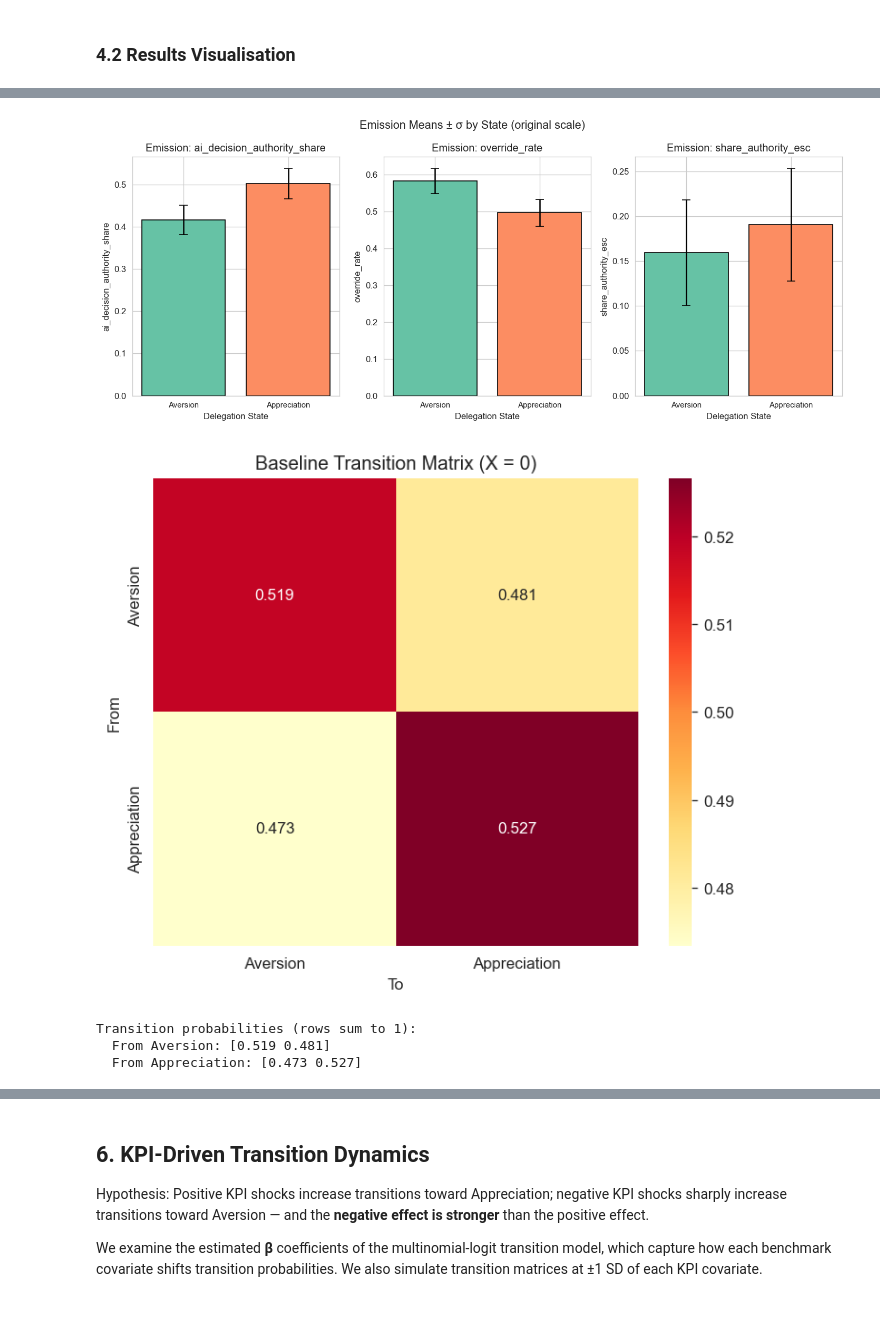
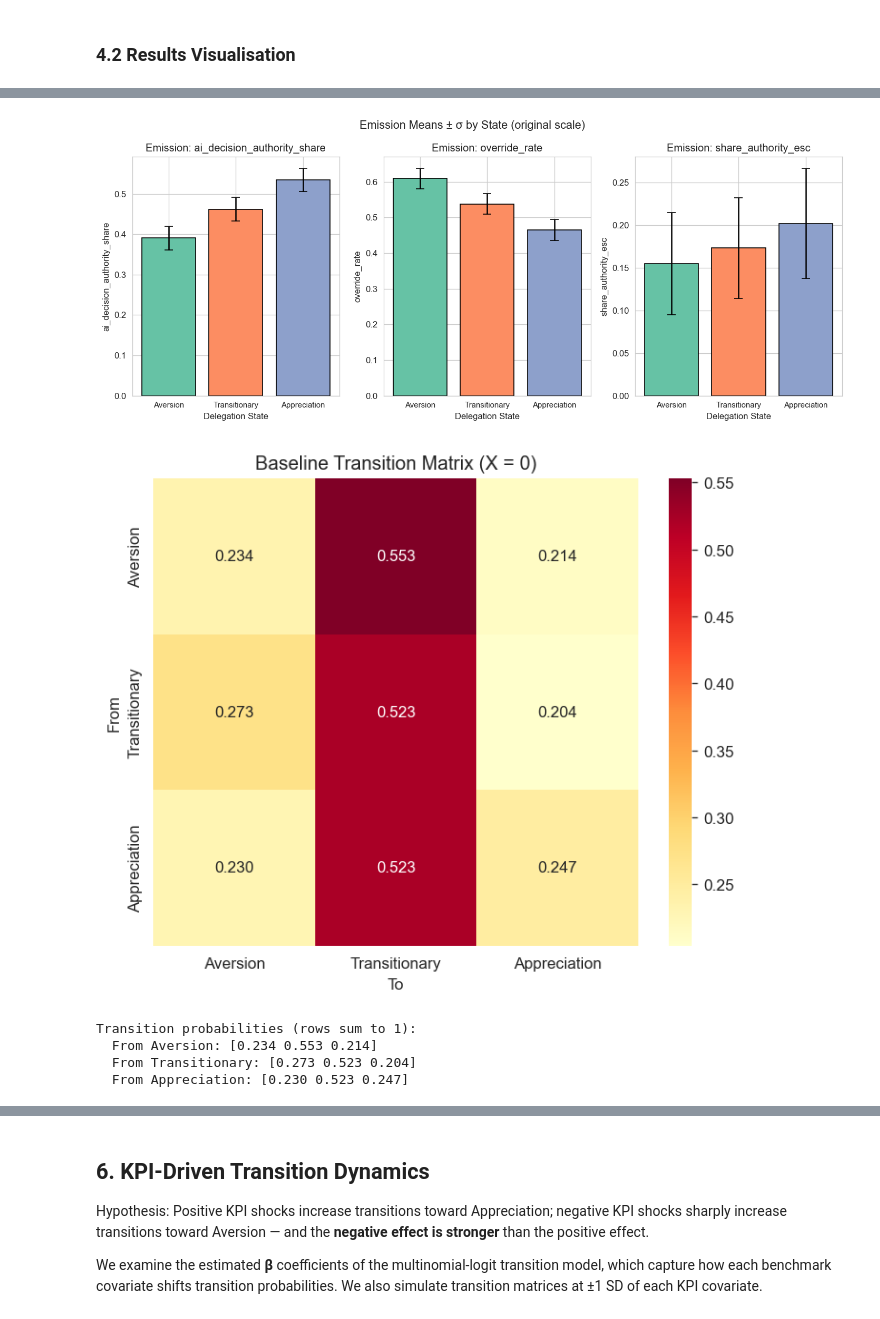
Before and after one commit to kaki1995/Triadic-Human-AI-Delegation, a Jupyter notebook: data_analysis/hmm_3_emissions.ipynb, the cells around one changed output, grey strips where cells are left out. Cells and saved outputs as stored; diff of their text form; code cells hidden in the pictures.

```diff
--- a/data_analysis/hmm_3_emissions.ipynb
+++ b/data_analysis/hmm_3_emissions.ipynb
@@ -1337,10 +1400,9 @@ Mean posterior certainty: 0.929
 ### 4.2 Results Visualisation
 # %%
 # ============================================================
-# 4.2a. State distribution over time (MATCHES YOUR label_map)
+# 4.2a. State distribution over time (3-state version)
 #   - Uses your computed label_map + state_order_1idx
-#   - Ensures plots show: Aversion (left) → Appreciation (right)
-#   - No hard-coded numeric state IDs
+#   - Ensures plots show: Aversion → Transitionary → Appreciation
 # ============================================================
 
 import matplotlib.pyplot as plt
@@ -1355,10 +1417,10 @@ posteriors = posteriors.copy()
 # Add/refresh labels using YOUR label_map
 posteriors["state_label"] = posteriors["most_likely_state"].map(label_map)
 
-# Order labels based on YOUR state_order_1idx (Aversion -> Appreciation)
-label_order = [label_map[s] for s in state_order_1idx]  # should become ["Aversion","Appreciation"]
+# Order labels: Aversion → Transitionary → Appreciation
+label_order = [label_map[s] for s in state_order_1idx]
 
-fig, axes = plt.subplots(1, 2, figsize=(14, 5))
+fig, axes = plt.subplots(1, 2, figsize=(16, 5))
 
 # ----------------------------
 # 1) Overall distribution (bar chart)
@@ -1418,9 +1480,8 @@ plt.show()
 # %%
 # ============================================================
-# 4.2b. Emission means by state (original scale) (MATCHES YOUR label_map)
+# 4.2b. Emission means by state (original scale) — 3-state version
 #   - Uses your computed label_map + state_order_1idx
-#   - Shows bars in order: Aversion (left) → Appreciation (right)
-#   - Works for J=2 (and generally for J>2 if you extend label_map/order)
+#   - Shows bars in order: Aversion → Transitionary → Appreciation
 # ============================================================
 
 import numpy as np
@@ -1433,13 +1494,13 @@ assert "state_order_1idx" in globals(), "state_order_1idx not found. Run your ST
 best_J = int(best_J_final) if "best_J_final" in globals() else int(best_J)
 
 n_emissions = len(emission_cols)
-fig, axes = plt.subplots(1, n_emissions, figsize=(4 * n_emissions, 5))
+fig, axes = plt.subplots(1, n_emissions, figsize=(5 * n_emissions, 5))
 axes = np.atleast_1d(axes)
 
 # Order states and labels using YOUR rule
-state_order_1idx = list(state_order_1idx)                 # e.g., [state_aversion, state_appreciation]
-state_order_0idx = [s - 1 for s in state_order_1idx]      # convert to 0-index
-label_order = [label_map[s] for s in state_order_1idx]    # e.g., ["Aversion", "Appreciation"]
+state_order_1idx = list(state_order_1idx)
+state_order_0idx = [s - 1 for s in state_order_1idx]
+label_order = [label_map[s] for s in state_order_1idx]
 
 palette = sns.color_palette("Set2", len(label_order))
 
@@ -1460,19 +1521,18 @@ for d, col in enumerate(emission_cols):
     ax.set_xlabel("Delegation State")
     ax.set_ylabel(col)
     ax.set_title(f"Emission: {col}")
-    ax.tick_params(axis="x", labelsize=9)
+    ax.tick_params(axis="x", labelsize=8, rotation=15)
 
 plt.suptitle("Emission Means ± σ by State (original scale)", fontsize=13)
 plt.tight_layout()
 plt.show()
 # %% [output]
-[figure, old version]
+[figure, new version]
 # %%
 # ============================================================
-# 4.2c. Transition matrix heatmap (baseline, at X=0)
+# 4.2c. Transition matrix heatmap (baseline, at X=0) — 3-state version
 #   - Uses your computed label_map + state_order_1idx
-#   - Displays in order: Aversion → Appreciation (per your rule)
-#   - Baseline here means covariates X=0 (after scaling)
+#   - Displays in order: Aversion → Transitionary → Appreciation
 # ============================================================
 
 import numpy as np
@@ -1488,44 +1548,43 @@ best_J = int(best_J_final) if "best_J_final" in globals() else int(best_J)
 # ---- Baseline transition matrix at X=0 ----
 Q_base = np.zeros((best_J, best_J))
 for j in range(best_J):
-    # logits over next-state k
-    logits = best_model.alpha[j]              # beta @ 0 = 0
-    Q_base[j] = softmax(logits)               # row-normalize
+    logits = best_model.alpha[j]
+    Q_base[j] = softmax(logits)
 
-# ---- Display order: Aversion -> Appreciation (from your rule) ----
-# state_order_1idx is 1-indexed, convert to 0-index for array slicing
+# ---- Display order: Aversion → Transitionary → Appreciation ----
 state_display_order = [s - 1 for s in state_order_1idx]
-label_order = [label_map[s] for s in state_order_1idx]     # should be ["Aversion","Appreciation"]
+label_order = [label_map[s] for s in state_order_1idx]
 
 Q_base_ordered = Q_base[np.ix_(state_display_order, state_display_order)]
 
 # ---- Heatmap ----
-fig, ax = plt.subplots(figsize=(6, 5))
+fig, ax = plt.subplots(figsize=(7, 6))
 sns.heatmap(
     Q_base_ordered,
     annot=True,
     fmt=".3f",
     cmap="YlOrRd",
     xticklabels=label_order,
     yticklabels=label_order,
     ax=ax
 )
 ax.set_xlabel("To")
 ax.set_ylabel("From")
 ax.set_title("Baseline Transition Matrix (X = 0)")
 plt.tight_layout()
 plt.show()
 
 # ---- Print formatted rows ----
 print("\nTransition probabilities (rows sum to 1):")
 for i, from_label in enumerate(label_order):
     from_state = state_display_order[i]
     probs = " ".join(f"{Q_base[from_state, state_display_order[j]]:.3f}" for j in range(best_J))
     print(f"  From {from_label}: [{probs}]")
 # %% [output]
-[figure, old version]
+[figure, new version]
 Transition probabilities (rows sum to 1):
-  From Aversion: [0.519 0.481]
-  From Appreciation: [0.473 0.527]
+  From Aversion: [0.234 0.553 0.214]
+  From Transitionary: [0.273 0.523 0.204]
+  From Appreciation: [0.230 0.523 0.247]
 # %%
 # ============================================================
```
Also changed, not shown: parts of 19 cells of this notebook, 2 other files.
